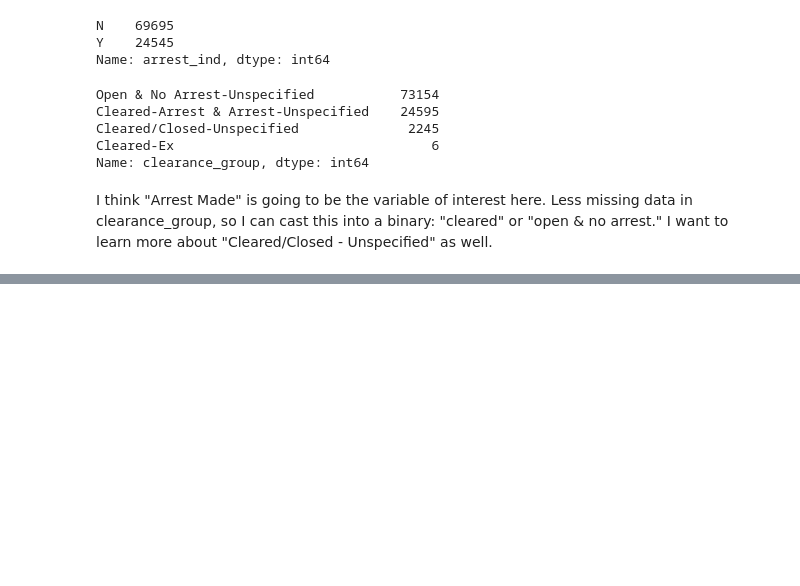
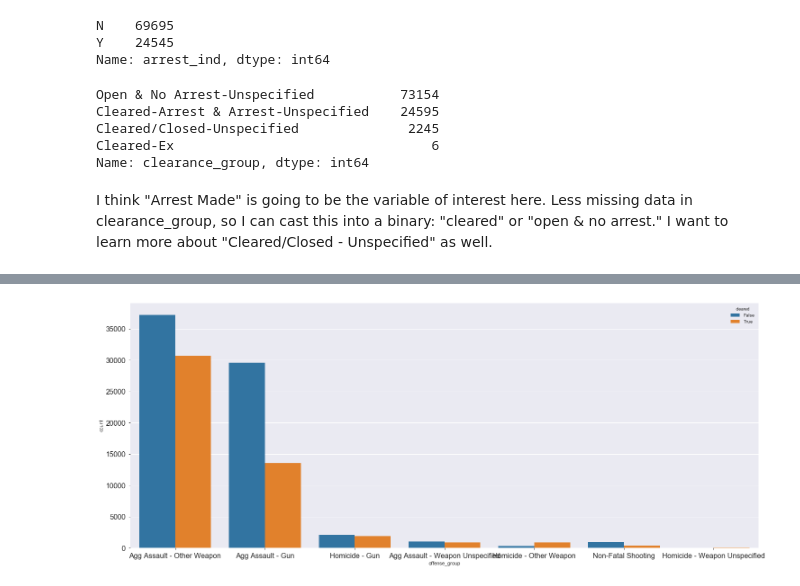
Before and after one commit to alexmjn/Predicting-Arrests, a Jupyter notebook: Crime_Data.ipynb, the cells around one changed output, grey strips where cells are left out. Cells and saved outputs as stored; diff of their text form; code cells hidden in the pictures; blank space fills up the shorter version.

```diff
--- a/Crime_Data.ipynb
+++ b/Crime_Data.ipynb
@@ -111,0 +188,4 @@ crime["occurred_time"] = pd.to_datetime(crime["occurr"])
+# %%
+graph_feature("offense_group")
+# %% [output]
+[figure, added]
```
Also changed, not shown: parts of 29 cells of this notebook.
